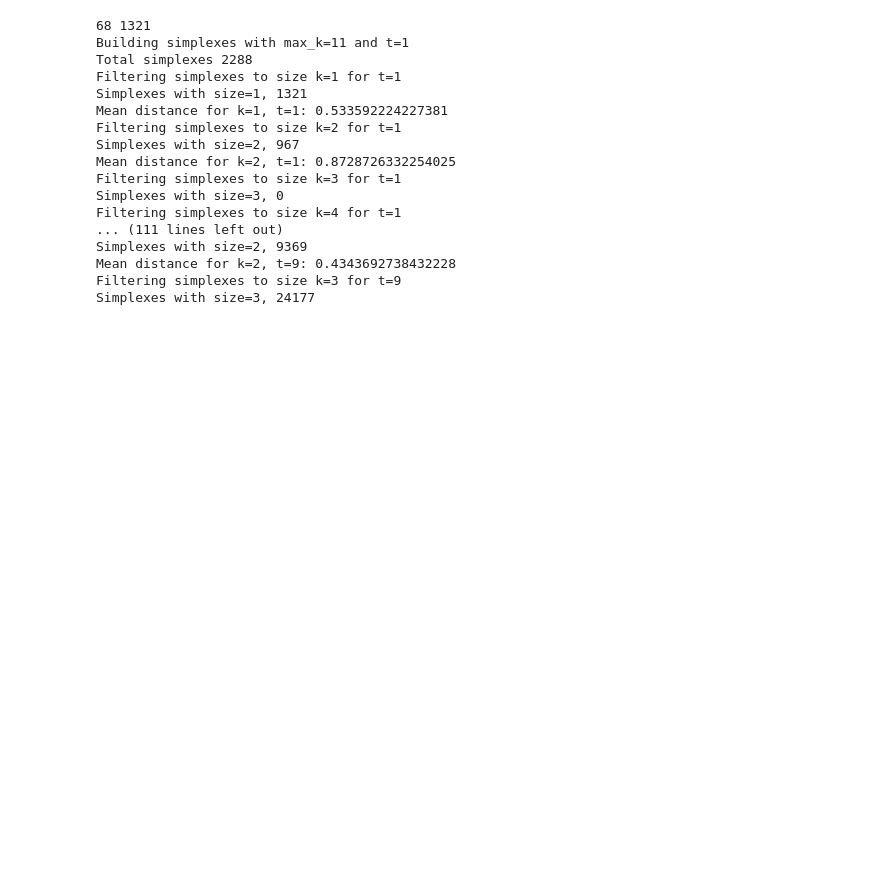
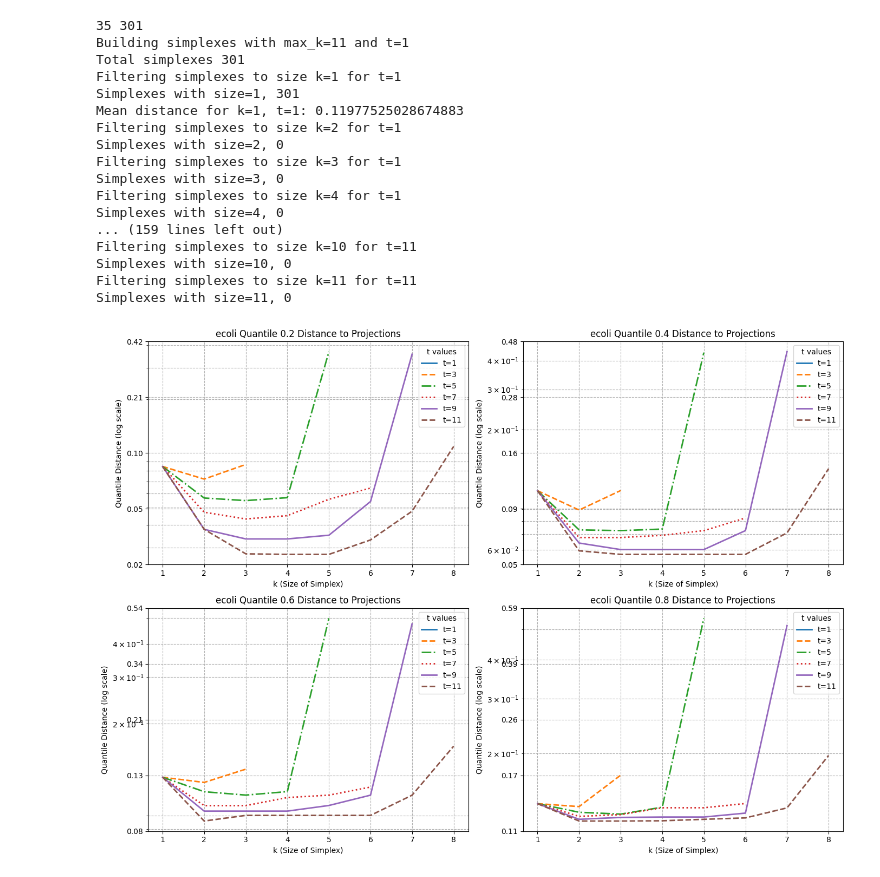
Before and after one commit to Mip182/vector_db_geom, a Jupyter notebook: experiments/cliques_experiment/cliques_experiment.ipynb, the cells around one changed output. Saved outputs shown, nothing was run; the diff lists cells and outputs as text; code cells hidden in the pictures; blank space fills up the shorter version.

Commit message:
change graphics to log scale

```diff
--- a/experiments/cliques_experiment/cliques_experiment.ipynb
+++ b/experiments/cliques_experiment/cliques_experiment.ipynb
@@ -13,7 +13,7 @@ import numpy as np
 import matplotlib.pyplot as plt
 from imblearn.datasets import fetch_datasets
 
-dataset_name = 'solar_flare_m0'
+dataset_name = 'ecoli'
 
 
 dataset = fetch_datasets()[dataset_name]
@@ -68,26 +68,27 @@ for t in t_values:
 
         print(f"Mean distance for k={k}, t={t}: {mean_distance}")
 # %% [output]
-68 1321
+35 301
 Building simplexes with max_k=11 and t=1
-Total simplexes 2288
+Total simplexes 301
 Filtering simplexes to size k=1 for t=1
-Simplexes with size=1, 1321
-Mean distance for k=1, t=1: 0.533592224227381
+Simplexes with size=1, 301
+Mean distance for k=1, t=1: 0.11977525028674883
 Filtering simplexes to size k=2 for t=1
-Simplexes with size=2, 967
-Mean distance for k=2, t=1: 0.8728726332254025
+Simplexes with size=2, 0
 Filtering simplexes to size k=3 for t=1
 Simplexes with size=3, 0
 Filtering simplexes to size k=4 for t=1
-... (111 lines left out)
-Simplexes with size=2, 9369
-Mean distance for k=2, t=9: 0.4343692738432228
-Filtering simplexes to size k=3 for t=9
-Simplexes with size=3, 24177
+Simplexes with size=4, 0
+... (159 lines left out)
+Filtering simplexes to size k=10 for t=11
+Simplexes with size=10, 0
+Filtering simplexes to size k=11 for t=11
+Simplexes with size=11, 0
 # %%
 import numpy as np
 import matplotlib.pyplot as plt
+from matplotlib.ticker import FuncFormatter
 
 quantiles = [0.2, 0.4, 0.6, 0.8]
 quantile_results = {t: {q: [] for q in quantiles} for t in t_values}
@@ -98,34 +99,45 @@ def calculate_quantiles():
             projection_set = all_projections[t][idx]
             if len(projection_set) > 0:
                 distances = np.linalg.norm(test_embeddings - projection_set, axis=1)
                 for q in quantiles:
                     quantile_value = np.quantile(distances, q)
                     quantile_results[t][q].append(quantile_value)
             else:
                 for q in quantiles:
                     quantile_results[t][q].append(1e9)
 
 calculate_quantiles()
 
+def custom_formatter(x, pos):
+    return f'{x:.2f}'
+
 fig, axs = plt.subplots(2, 2, figsize=(14, 10))
 axs = axs.flatten()
 line_styles = ['-', '--', '-.', ':']
 line_widths = [2, 2, 2, 2]
 
 for ax, q in zip(axs, quantiles):
     for i, t in enumerate(t_values):
         valid_indices = [i for i, val in enumerate(quantile_results[t][q]) if val < 1e9]
         valid_k_values = [k_values[i] for i in valid_indices]
         valid_quantiles = [quantile_results[t][q][i] for i in valid_indices]
         ax.plot(valid_k_values, valid_quantiles, label=f't={t}', linestyle=line_styles[i % len(line_styles)], linewidth=line_widths[i % len(line_widths)])
     ax.set_title(f"{dataset_name} Quantile {q} Distance to Projections")
+    ax.set_yscale('log')
     ax.set_xlabel("k (Size of Simplex)")
-    ax.set_ylabel("Quantile Distance")
+    ax.set_ylabel("Quantile Distance (log scale)")
     ax.legend(title="t values")
     ax.grid(True, which="both", ls="--")
 
+    y_min, y_max = ax.get_ylim()
+    y_ticks = np.logspace(np.log10(y_min), np.log10(y_max), num=5)
+    ax.set_yticks(y_ticks)
+    ax.yaxis.set_major_formatter(FuncFormatter(custom_formatter))
+
 plt.tight_layout()
 plt.show()
+# %% [output]
+[figure, added]
 # %%
 import matplotlib.pyplot as plt
 
```
Also changed, not shown: parts of 1 cell of this notebook.
